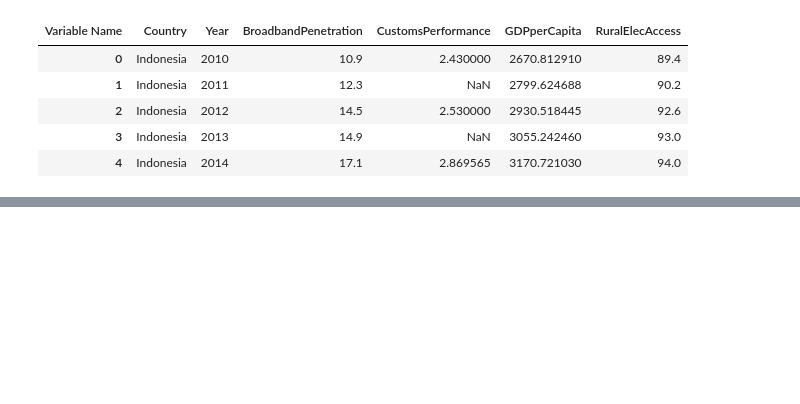
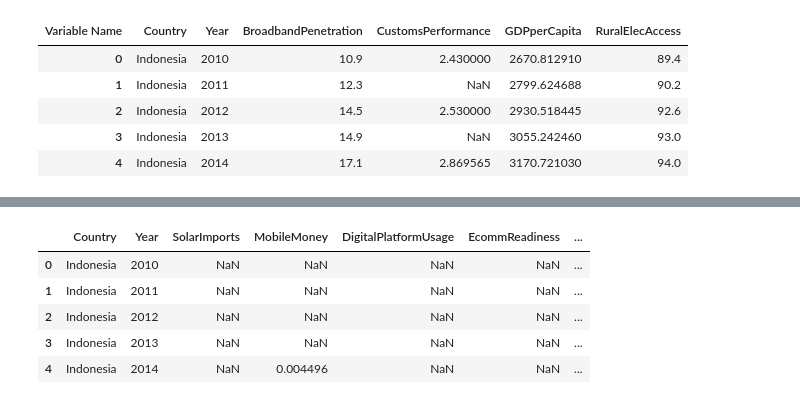
Before and after one commit to the-cafehopper/Research, a Jupyter notebook: Can_digital_trade_power_energy_inclusion_202507.ipynb, the cells around one changed output, grey strips where cells are left out. Saved outputs shown, nothing was run; the diff lists cells and outputs as text; code cells hidden in the pictures; blank space fills up the shorter version.

```diff
--- a/Can_digital_trade_power_energy_inclusion_202507.ipynb
+++ b/Can_digital_trade_power_energy_inclusion_202507.ipynb
@@ -136,3 +136,16 @@ display(master_df.head())
 | 4 | Indonesia | 2014 | NaN | NaN | 0.004496 | NaN | https://www.worldbank.org/en/publ... | NaN | ... |
 # %%
 master_df.to_excel("Cleaned_Merge_Master.xlsx", index=False)
+# %%
+# empirical analysis
+import pandas as pd
+
+df = pd.read_excel("/content/Cleaned_Merge_Master.xlsx")
+df.head()
+# %% [output]
+|  | Country | Year | SolarImports | MobileMoney | DigitalPlatformUsage | EcommReadiness | ... |
+| 0 | Indonesia | 2010 | NaN | NaN | NaN | NaN | ... |
+| 1 | Indonesia | 2011 | NaN | NaN | NaN | NaN | ... |
+| 2 | Indonesia | 2012 | NaN | NaN | NaN | NaN | ... |
+| 3 | Indonesia | 2013 | NaN | NaN | NaN | NaN | ... |
+| 4 | Indonesia | 2014 | NaN | 0.004496 | NaN | NaN | ... |
```
Also changed, not shown: parts of 10 cells of this notebook.
